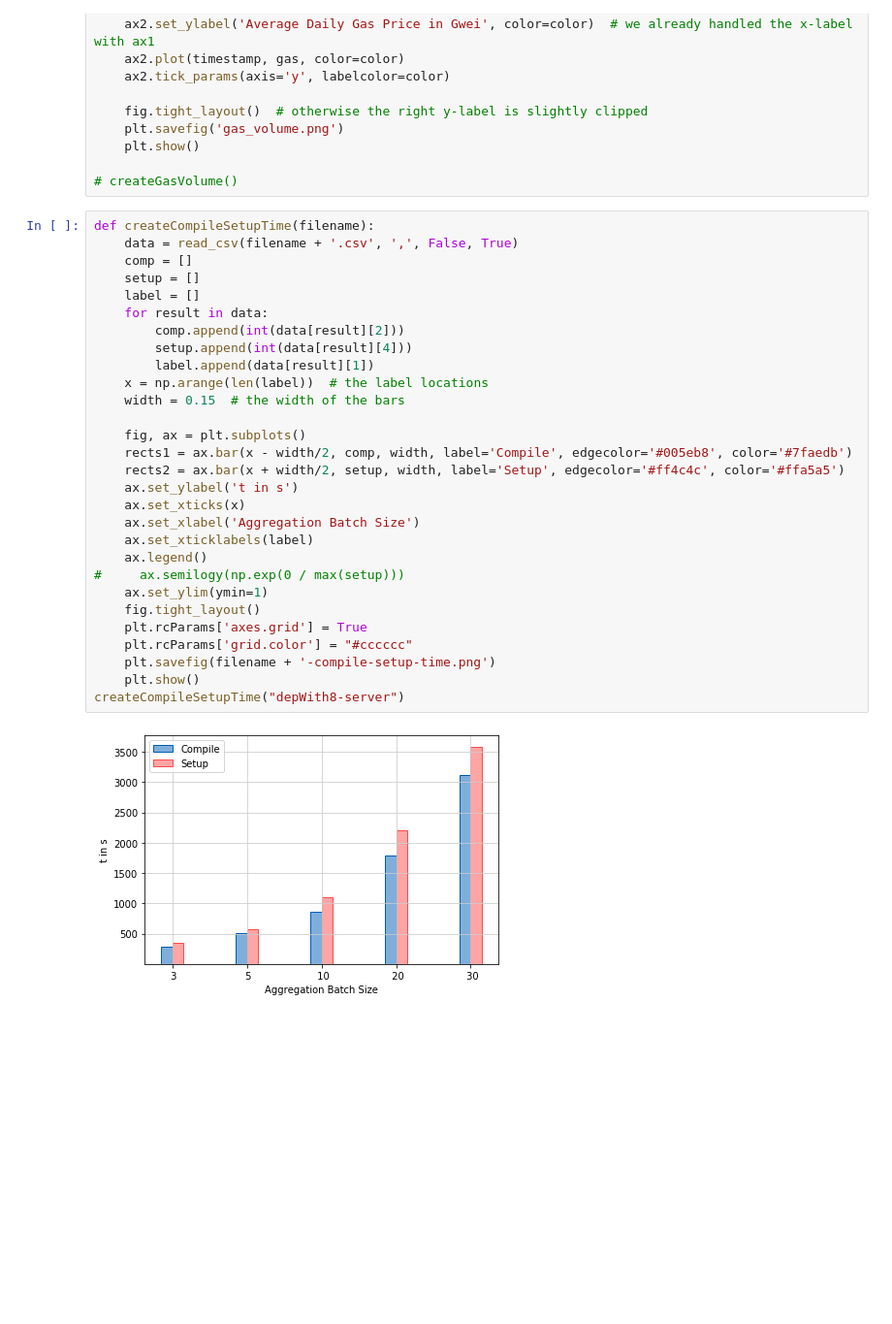
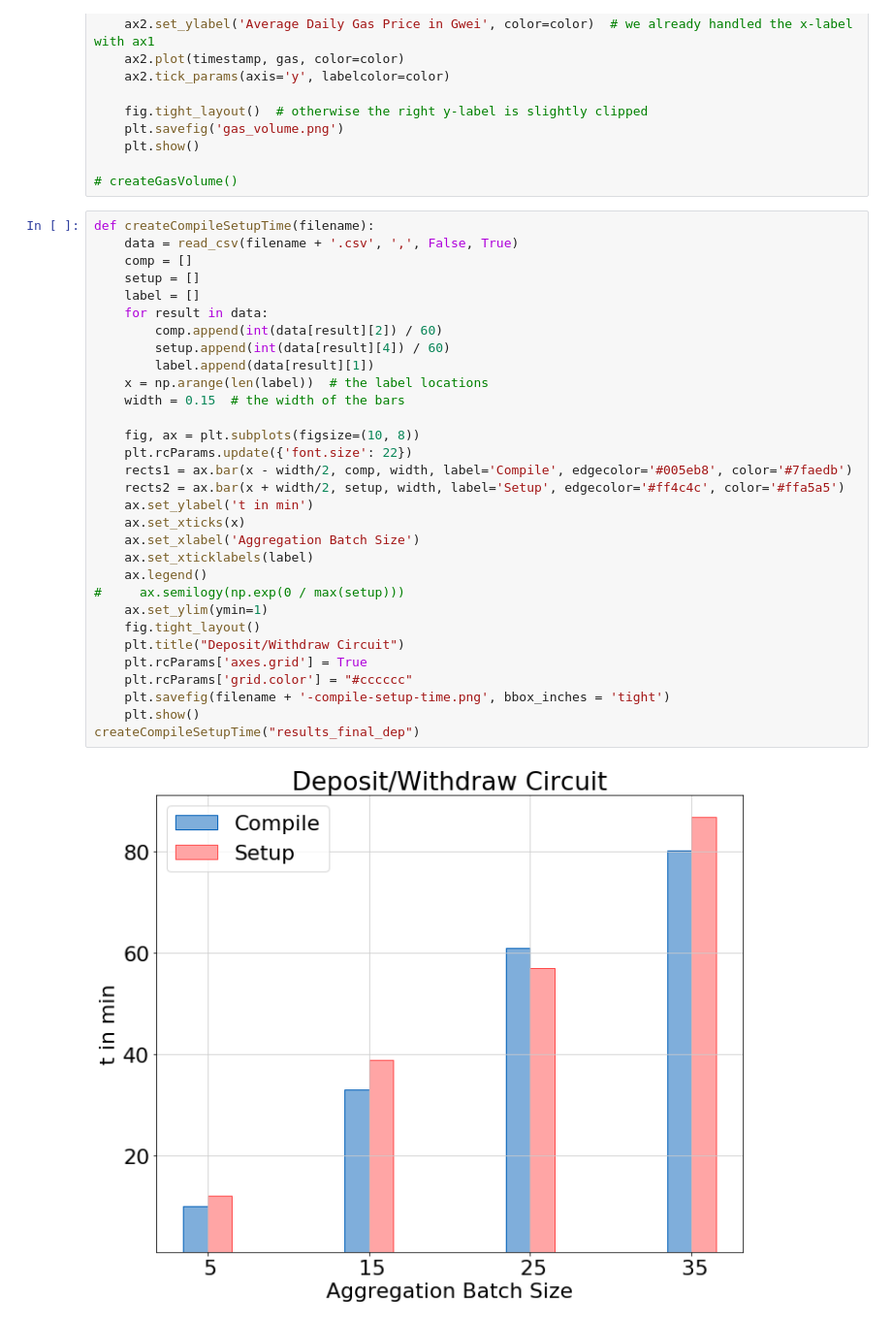
Before and after one commit to petscheit/bachelor, a Jupyter notebook: thesis/diagrams/Diagrams.ipynb, the cells around one changed output. Shown: that part at 97% size. Drawn from its saved outputs; the diff is of its cells as text; blank space fills up the shorter version.

Commit message:
adds results section rough draft

```diff
--- a/thesis/diagrams/Diagrams.ipynb
+++ b/thesis/diagrams/Diagrams.ipynb
@@ -64,34 +66,36 @@ def createGasVolume():
 # %%
 def createCompileSetupTime(filename):
     data = read_csv(filename + '.csv', ',', False, True)
     comp = []
     setup = []
     label = []
     for result in data:
-        comp.append(int(data[result][2]))
-        setup.append(int(data[result][4]))
+        comp.append(int(data[result][2]) / 60)
+        setup.append(int(data[result][4]) / 60)
         label.append(data[result][1])
     x = np.arange(len(label))  # the label locations
     width = 0.15  # the width of the bars
 
-    fig, ax = plt.subplots()
+    fig, ax = plt.subplots(figsize=(10, 8))
+    plt.rcParams.update({'font.size': 22})
     rects1 = ax.bar(x - width/2, comp, width, label='Compile', edgecolor='#005eb8', color='#7faedb')
     rects2 = ax.bar(x + width/2, setup, width, label='Setup', edgecolor='#ff4c4c', color='#ffa5a5')
-    ax.set_ylabel('t in s')
+    ax.set_ylabel('t in min')
     ax.set_xticks(x)
     ax.set_xlabel('Aggregation Batch Size')
     ax.set_xticklabels(label)
     ax.legend()
 #     ax.semilogy(np.exp(0 / max(setup)))
     ax.set_ylim(ymin=1)
     fig.tight_layout()
+    plt.title("Deposit/Withdraw Circuit")
     plt.rcParams['axes.grid'] = True
     plt.rcParams['grid.color'] = "#cccccc"
-    plt.savefig(filename + '-compile-setup-time.png')
+    plt.savefig(filename + '-compile-setup-time.png', bbox_inches = 'tight')
     plt.show()
-createCompileSetupTime("depWith8-server")
+createCompileSetupTime("results_final_dep")
 # %% [output]
-[figure, old version]
+[figure, new version]
 # %%
 def createWitnessProofTime(filename):
     data = read_csv(filename + '.csv', ',', False, True)
```
Also changed, not shown: parts of 9 cells of this notebook, 39 other files.
